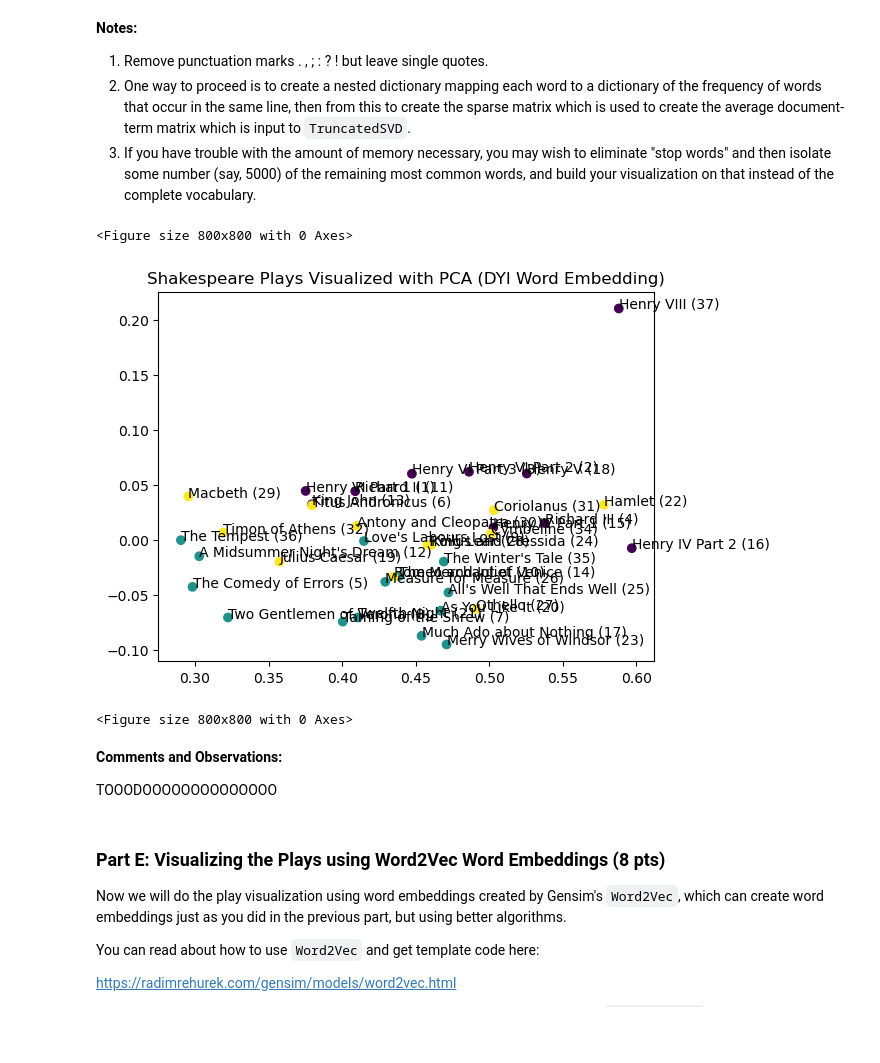
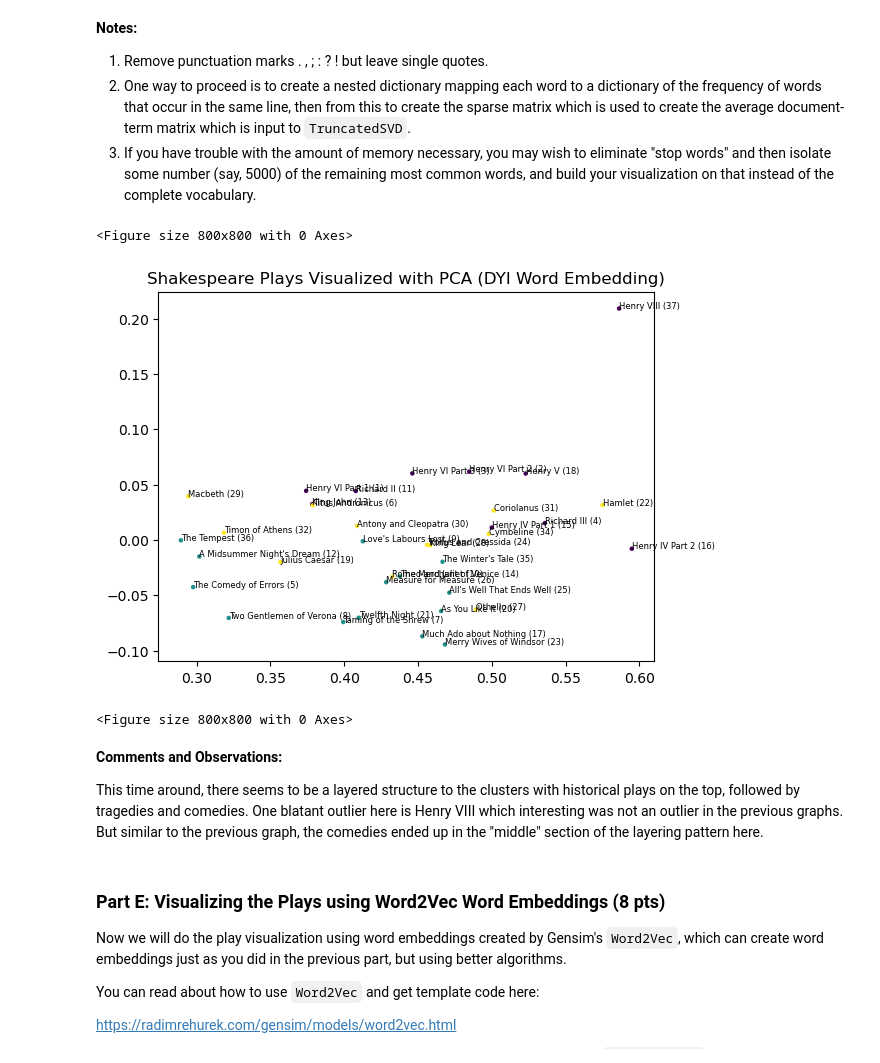
Before and after one commit to Aseeef/NLP-Classification-HW4, a Jupyter notebook: HW04.ipynb, the cells around one changed output. Cells and saved outputs as stored; diff of their text form; code cells hidden in the pictures; blank space fills up the shorter version.

```diff
--- a/HW04.ipynb
+++ b/HW04.ipynb
@@ -237,9 +251,9 @@ result = pca.fit_transform(tfidf_matrix)
 # %%
 plt.title("Shakespeare Plays Visualized with PCA (TFIDF)")
 X, Y = (result[:,0], result[:,1])
-plt.scatter(X, Y, c=play_genre_as_numbers)
+plt.scatter(X, Y, c=play_genre_as_numbers, s=5)
 for play,i in zip(play_lines_dict.keys(), range(len(play_lines_dict.keys()))):
-    plt.annotate(F"{play} ({play_chronological[i]})", xy=(X[i], Y[i]))
+    plt.annotate(F"{play} ({play_chronological[i]})", xy=(X[i], Y[i]), fontsize=6)
 plt.figure(figsize=(8, 8))
 # %% [output]
 <Figure size 800x800 with 0 Axes>
@@ -307,9 +319,9 @@ player_genders_as_numbers = [player_gender_dict[x] == 'male' for x in players_li
 # %%
 plt.title("Shakespeare Players Visualized with PCA (TF)")
 X, Y = (truncated_matrix_players[:,0], truncated_matrix_players[:,1])
-plt.scatter(X, Y, c=player_genders_as_numbers)
+plt.scatter(X, Y, c=player_genders_as_numbers, s=5)
 for player,i in zip(players_lines_dict.keys(), range(len(players_lines_dict.keys()))):
-    plt.annotate(F"{player}", xy=(X[i], Y[i]))
+    plt.annotate(F"{player}", xy=(X[i], Y[i]), fontsize=4)
 plt.figure(figsize=(8, 8))
 # %% [output]
 <Figure size 800x800 with 0 Axes>
@@ -340,11 +355,12 @@ for (_, play, character, line) in plays_array:
     if character == '<Stage Direction>':
         continue
     # clean the line up
-    line = re.sub("[.,:;?!\"]", "", line) # remove punctuations
+    line = re.sub("[-.,:;?!\"]", "", line) # remove punctuations (prof. said to remove the dash too)
     line = line.lower() # put everything in lower case
     # add the line to a cleaned line list
     cleaned_play_lines_dict[play] += [line]
-    cleaned_character_lines_dict[character] += line
+    if character in players_set: # skip randos
+        cleaned_character_lines_dict[character] += [line]
 # %%
 # before starting the counter create a superset containing every single word from every single play
 # otherwise we will run in trouble when trying to make the matrix
@@ -379,16 +395,18 @@ for play in cleaned_play_lines_dict:
 # convert each play into a row vector by averaging term frequencies
 word_embedded_matrix_list = []
 for play in play_word_freq_dict:
-    word_freq_dict = play_word_freq_dict[play] # a dict of the CURRENT play
+    word_freq_dict_current_play = play_word_freq_dict[play] # a dict of the CURRENT play
     word_to_avg = {}
-    for word in word_freq_dict:
+    for word in all_words:
         cnt = 0
-        for neighbor_word in word_freq_dict[word]:
-            cnt += word_freq_dict[word][neighbor_word]
-        cnt /= len(word_freq_dict) # divide by the total number of words across the CURRENT play
-        word_to_avg[word] = cnt
+        for neighbor_word in word_freq_dict_current_play[word]:
+            cnt += word_freq_dict_current_play[word][neighbor_word]
+        cnt /= len(word_freq_dict_current_play) # divide by the total number of words across the CURRENT play
+        word_to_avg[word] = cnt # words not in this play will have a count of 0
     row_vector = list(word_to_avg.values())
-    assert len(row_vector) == len(all_words) # the length of this row vector should be the same as the total num of words
+    # make sure the length of this row vector should be the same as the total num of words
+    # if its not we are doing something wrong and won't be able to combine these into a matrix
+    assert len(row_vector) == len(all_words)
     word_embedded_matrix_list += [row_vector]
 # convert the 2d list into a real matrix
 word_embedded_matrix = np.array(word_embedded_matrix_list)
@@ -402,18 +420,18 @@ else:
 # %%
 plt.title("Shakespeare Plays Visualized with PCA (DYI Word Embedding)")
 X, Y = (truncated_matrix_word_embeddings[:,0], truncated_matrix_word_embeddings[:,1])
-plt.scatter(X, Y, c=play_genre_as_numbers)
+plt.scatter(X, Y, c=play_genre_as_numbers, s=5)
 for play,i in zip(play_lines_dict.keys(), range(len(play_lines_dict.keys()))):
-    plt.annotate(F"{play} ({play_chronological[i]})", xy=(X[i], Y[i]))
+    plt.annotate(F"{play} ({play_chronological[i]})", xy=(X[i], Y[i]), fontsize=6)
 plt.figure(figsize=(8, 8))
 # %% [output]
 <Figure size 800x800 with 0 Axes>
-[figure, old version]
+[figure, new version]
 <Figure size 800x800 with 0 Axes>
-# %% [markdown]
-**Comments and Observations:**
-
-TOOODOOOOOOOOOOOOOO
+# %% [markdown]
+**Comments and Observations:**
+
+This time around, there seems to be a layered structure to the clusters with historical plays on the top, followed by tragedies and comedies. One blatant outlier here is Henry VIII which interesting was not an outlier in the previous graphs. But similar to the previous graph, the comedies ended up in the "middle" section of the layering pattern here.
 # %% [markdown]
 ### Part E:  Visualizing the Plays using Word2Vec Word Embeddings (8 pts)
 
```
Also changed, not shown: parts of 41 cells of this notebook, 1 other file.
